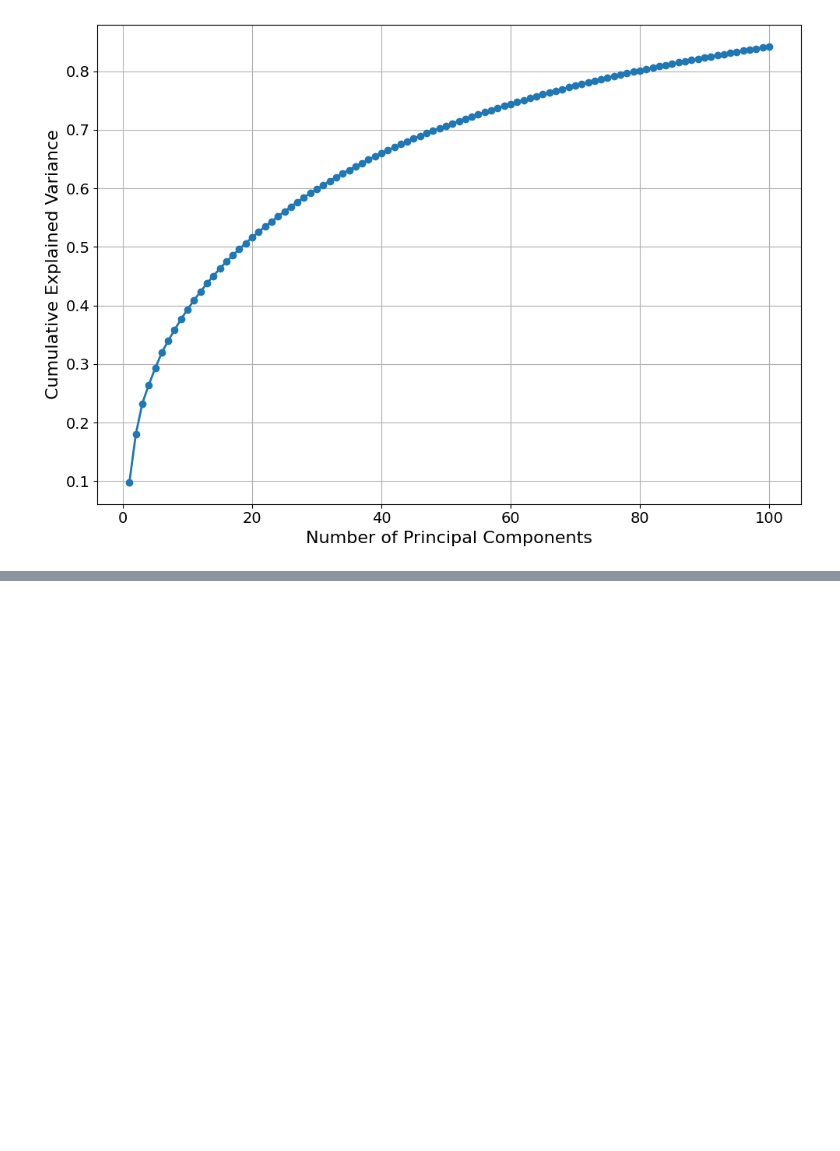
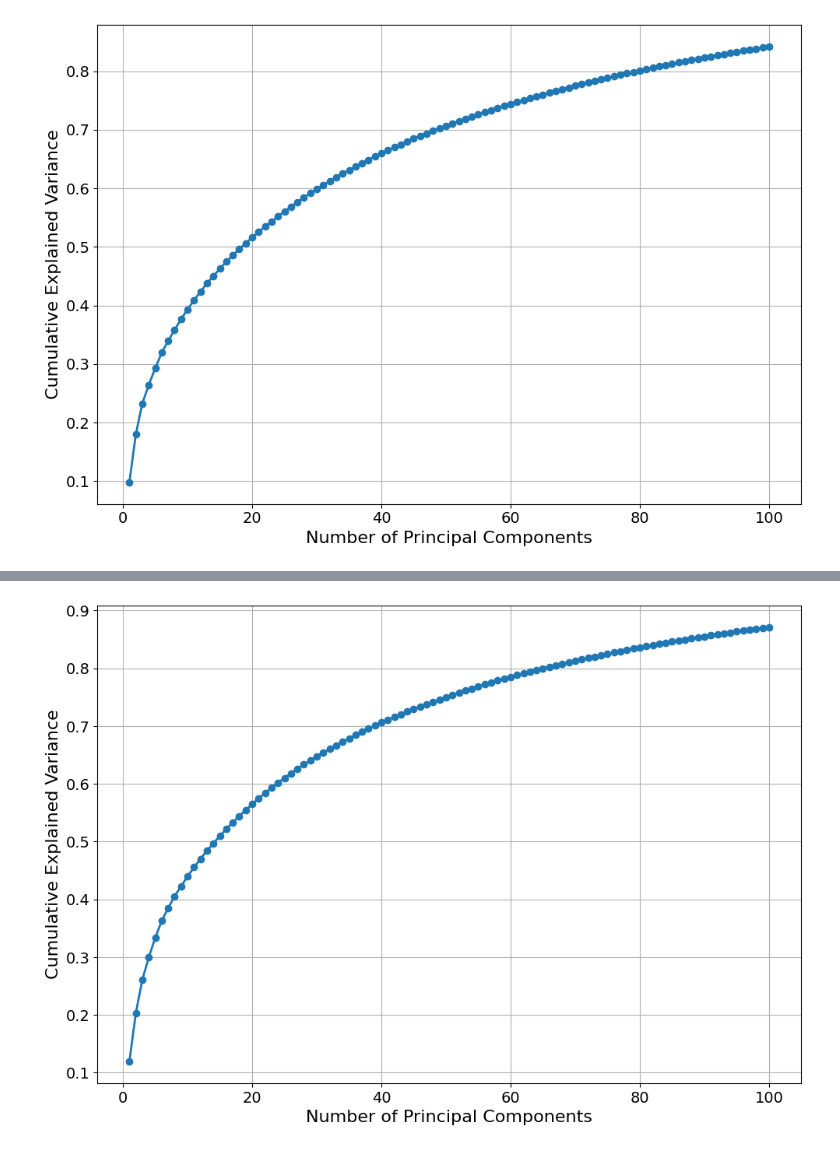
Before and after one commit to TheSharkhead2/llm_text_embedding, a Jupyter notebook: Embeddings&Visualizations.ipynb, the cells around one changed output, grey strips where cells are left out. Drawn from its saved outputs; the diff is of its cells as text; code cells hidden in the pictures; blank space fills up the shorter version.

```diff
--- a/Embeddings&Visualizations.ipynb
+++ b/Embeddings&Visualizations.ipynb
@@ -541,0 +629,23 @@ plt.show()
+# %%
+from sklearn.decomposition import PCA
+import matplotlib.pyplot as plt
+import numpy as np
+
+pca = PCA(n_components=100)
+pca.fit(embeddings_mediumTitles)
+
+cumulative_variance = np.cumsum(pca.explained_variance_ratio_)
+
+plt.figure(figsize=(10, 7))
+plt.plot(range(1, len(cumulative_variance) + 1), cumulative_variance, marker='o', linewidth=2)
+
+plt.xlabel('Number of Principal Components', fontsize=16)
+plt.ylabel('Cumulative Explained Variance', fontsize=16)
+plt.xticks(fontsize=14)
+plt.yticks(fontsize=14)
+plt.grid(True)
+plt.tight_layout()
+plt.savefig('/content/drive/My Drive/mediumTitles_cumulativeVariance_pca.png')
+plt.show()
+# %% [output]
+[figure, added]
```
Also changed, not shown: parts of 7 cells of this notebook.
